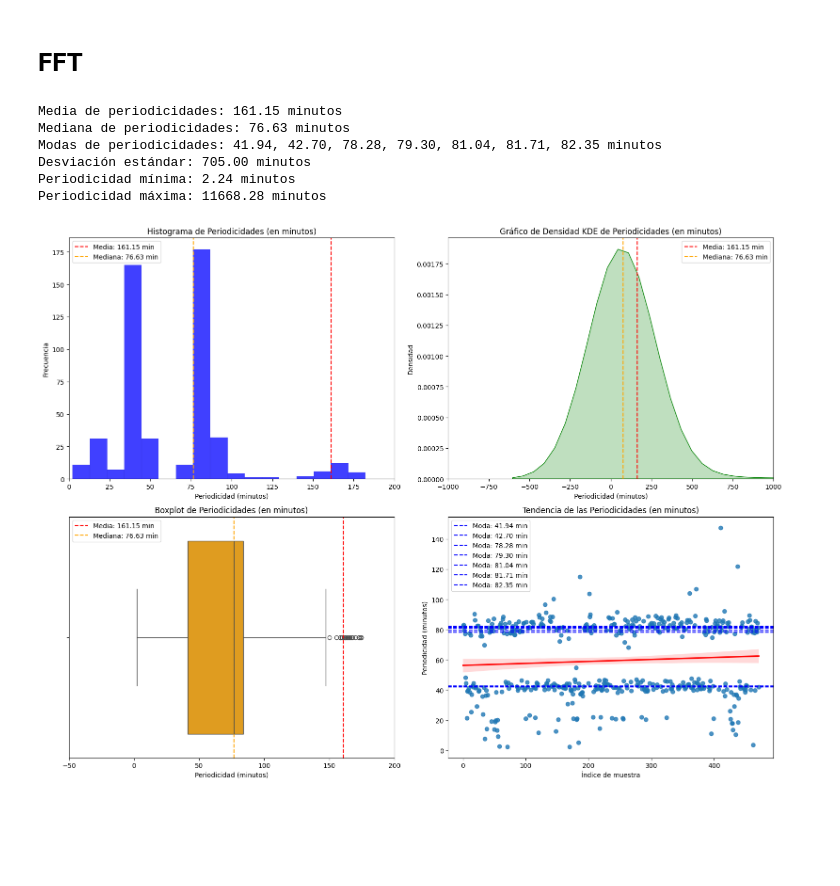
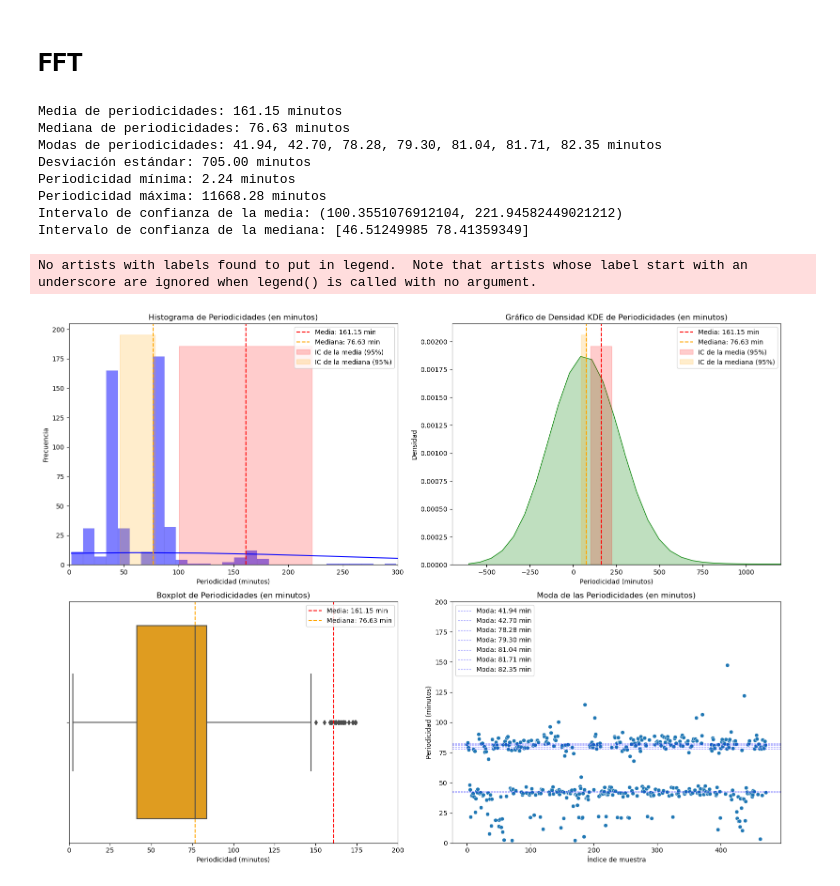
Before and after one commit to GuijonGustavo/Saggitarius-A-peridicity-Gamma-Rays, a Jupyter notebook: fft.ipynb, the cells around one changed output. Saved outputs shown, nothing was run; the diff lists cells and outputs as text; code cells hidden in the pictures; blank space fills up the shorter version.

```diff
--- a/fft.ipynb
+++ b/fft.ipynb
@@ -5,6 +5,7 @@ import pandas as pd
 import numpy as np
 import seaborn as sns
 import matplotlib.pyplot as plt
+from scipy import stats
 
 # Paso 1: Leer los datos del archivo periodicidades.txt
 file_path = 'periodicidades.txt'  # Cambia esto por la ruta correcta de tu archivo
@@ -12,6 +13,7 @@ periods_days = pd.read_csv(file_path, header=None, names=['period_days'])
 
 # Paso 2: Convertir las periodicidades de días a minutos
 periods_minutes = periods_days['period_days'] * 24 * 60  # 1 día = 1440 minutos
+periods_minutes = periods_minutes.dropna()  # Filtrar valores NaN
 periods_days['period_minutes'] = periods_minutes
 
 # Paso 3: Cálculo de estadísticas básicas
@@ -22,18 +24,34 @@ std_minutes = periods_minutes.std()
 min_minutes = periods_minutes.min()
 max_minutes = periods_minutes.max()
 
+# Intervalo de confianza de la media usando la t-distribución (95%)
+conf_interval_mean = stats.t.interval(0.95, df=len(periods_minutes)-1, loc=mean_minutes, scale=std_minutes / np.sqrt(len(periods_minutes)))
+
+# Intervalo de confianza de la mediana usando bootstrap
+n_bootstraps = 10000
+bootstrapped_medians = []
+
+# Bootstrap sample generation and calculation of medians
+for _ in range(n_bootstraps):
+    sample = np.random.choice(periods_minutes, size=len(periods_minutes), replace=True)
+    bootstrapped_medians.append(np.median(sample))
+
+# Convert list to numpy array for easier manipulation
+bootstrapped_medians = np.array(bootstrapped_medians)
+
+# Calculate the confidence intervals for the medians
+conf_interval_median = np.percentile(bootstrapped_medians, [2.5, 97.5])
+
+# Imprimir los resultados
 print(f"Media de periodicidades: {mean_minutes:.2f} minutos")
 print(f"Mediana de periodicidades: {median_minutes:.2f} minutos")
-
-#if len(moda_minutes) > 1:
 modas_formateadas = ', '.join([f"{moda:.2f}" for moda in moda_minutes])
 print(f"Modas de periodicidades: {modas_formateadas} minutos")
-#else:
-#    print(f"Moda de periodicidades: {moda_minutes.values[0]:.2f} minutos")
-
 print(f"Desviación estándar: {std_minutes:.2f} minutos")
 print(f"Periodicidad mínima: {min_minutes:.2f} minutos")
 print(f"Periodicidad máxima: {max_minutes:.2f} minutos")
+print(f"Intervalo de confianza de la media: {conf_interval_mean}")
+print(f"Intervalo de confianza de la mediana: {conf_interval_median}")
 
 # Paso 4: Generación de gráficos
 
@@ -42,13 +60,15 @@ plt.figure(figsize=(16, 12))
 
 # Gráfico 1: Histograma
 plt.subplot(2, 2, 1)
-sns.histplot(periods_minutes, bins='auto', kde=False, color='blue')
+sns.histplot(periods_minutes, bins='auto', kde=True, color='blue')
 plt.axvline(mean_minutes, color='red', linestyle='--', label=f'Media: {mean_minutes:.2f} min')
 plt.axvline(median_minutes, color='orange', linestyle='--', label=f'Mediana: {median_minutes:.2f} min')
+plt.fill_betweenx([0, plt.ylim()[1]], conf_interval_mean[0], conf_interval_mean[1], color='red', alpha=0.2, label='IC de la media (95%)')
+plt.fill_betweenx([0, plt.ylim()[1]], conf_interval_median[0], conf_interval_median[1], color='orange', alpha=0.2, label='IC de la mediana (95%)')
+plt.xlim(0, 300)  # Limitar el eje y a 200 minutos
 plt.title('Histograma de Periodicidades (en minutos)')
 plt.xlabel('Periodicidad (minutos)')
 plt.ylabel('Frecuencia')
-plt.xlim(0, 200)  # Limitar el eje x
 plt.legend()
 
 # Gráfico 2: KDE (Kernel Density Estimate)
@@ -56,10 +76,12 @@ plt.subplot(2, 2, 2)
 sns.kdeplot(periods_minutes, fill=True, color='green')
 plt.axvline(mean_minutes, color='red', linestyle='--', label=f'Media: {mean_minutes:.2f} min')
 plt.axvline(median_minutes, color='orange', linestyle='--', label=f'Mediana: {median_minutes:.2f} min')
+plt.fill_betweenx([0, plt.ylim()[1]], conf_interval_mean[0], conf_interval_mean[1], color='red', alpha=0.2, label='IC de la media (95%)')
+plt.fill_betweenx([0, plt.ylim()[1]], conf_interval_median[0], conf_interval_median[1], color='orange', alpha=0.2, label='IC de la mediana (95%)')
+plt.xlim(-700, 1200)  # Limitar el eje y a 200 minutos
 plt.title('Gráfico de Densidad KDE de Periodicidades (en minutos)')
 plt.xlabel('Periodicidad (minutos)')
 plt.ylabel('Densidad')
-plt.xlim(-1000, 1000)  # Limitar el eje x
 plt.legend()
 
 # Gráfico 3: Boxplot
@@ -67,9 +89,9 @@ plt.subplot(2, 2, 3)
 sns.boxplot(x=periods_minutes, color='orange')
 plt.axvline(mean_minutes, color='red', linestyle='--', label=f'Media: {mean_minutes:.2f} min')
 plt.axvline(median_minutes, color='orange', linestyle='--', label=f'Mediana: {median_minutes:.2f} min')
+plt.xlim(0, 200)  # Limitar el eje y a 200 minutos
 plt.title('Boxplot de Periodicidades (en minutos)')
 plt.xlabel('Periodicidad (minutos)')
-plt.xlim(-50, 200)  # Limitar el eje x
 plt.legend()
 
 # Gráfico 4: Gráfico de dispersión (scatter plot) con tendencia
@@ -82,40 +104,43 @@ IQR = Q3 - Q1
 limite_inferior = Q1 - 1.5 * IQR
 limite_superior = Q3 + 1.5 * IQR
 
 # Filtrar los outliers
 periods_minutes_sin_outliers = periods_minutes[(periods_minutes >= limite_inferior) & (periods_minutes <= limite_superior)]
 
 # Graficar la tendencia sin outliers
 plt.subplot(2, 2, 4)
-sns.regplot(x=np.arange(len(periods_minutes_sin_outliers)), y=periods_minutes_sin_outliers, scatter=True, line_kws={"color": "red"})
-plt.title('Tendencia de las Periodicidades (en minutos)')
+# sns.regplot(x=np.arange(len(periods_minutes_sin_outliers)), y=periods_minutes_sin_outliers, scatter=True, line_kws={"color": "red"})
+sns.scatterplot(x=np.arange(len(periods_minutes_sin_outliers)), y=periods_minutes_sin_outliers) #, scatter=True) #, line_kws={"color": "red"})
+# plt.title('Tendencia de las Periodicidades (en minutos)')
+plt.title('Moda de las Periodicidades (en minutos)')
 plt.xlabel('Índice de muestra')
 plt.ylabel('Periodicidad (minutos)')
-#plt.ylim(0, 200)  # Limitar el eje y a 200 minutos
+plt.ylim(0, 200)  # Limitar el eje y a 200 minutos
 plt.legend()
-
-
-
 
 # Agregar líneas horizontales para cada moda
 for moda in moda_minutes:
-    plt.axhline(y=moda, color='blue', linestyle='--', label=f'Moda: {moda:.2f} min')
+    # plt.axhline(y=moda, color='blue', linestyle='--', label=f'Moda: {moda:.2f} min')
+    plt.axhline(y=moda, color='blue', linestyle='--', linewidth=0.8, alpha=0.5, label=f'Moda: {moda:.2f} min')
+
 
 # Evitar etiquetas duplicadas en la leyenda
 handles, labels = plt.gca().get_legend_handles_labels()
 by_label = dict(zip(labels, handles))
 plt.legend(by_label.values(), by_label.keys())
 
-
-
 # Ajustar los gráficos
 plt.tight_layout()
+plt.savefig("fft_sample_1.png", format='png', dpi=300)
 plt.show()
 # %% [output]
 Media de periodicidades: 161.15 minutos
 Mediana de periodicidades: 76.63 minutos
 Modas de periodicidades: 41.94, 42.70, 78.28, 79.30, 81.04, 81.71, 82.35 minutos
 Desviación estándar: 705.00 minutos
 Periodicidad mínima: 2.24 minutos
 Periodicidad máxima: 11668.28 minutos
+Intervalo de confianza de la media: (100.3551076912104, 221.94582449021212)
+Intervalo de confianza de la mediana: [46.51249985 78.41359349]
+No artists with labels found to put in legend.  Note that artists whose label start with an underscore are ignored when legend() is called with no argument.
-[figure, old version]
+[figure, new version]
```
Also changed, not shown: parts of 1 cell of this notebook, 13 other files.
